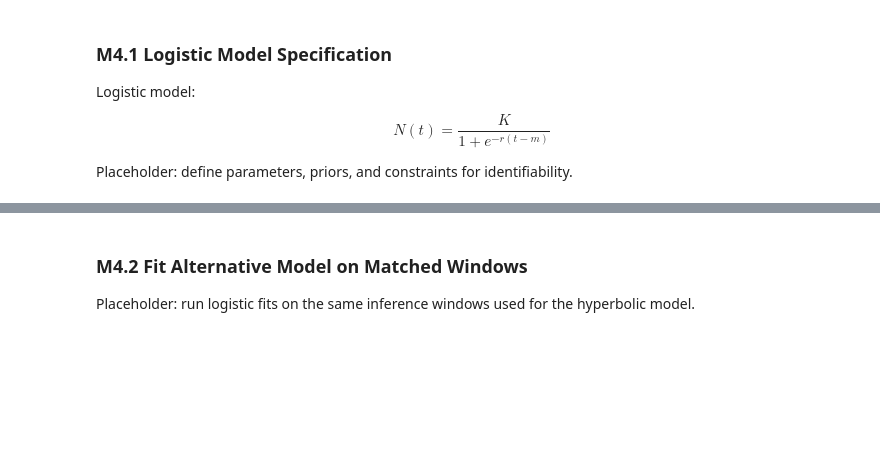
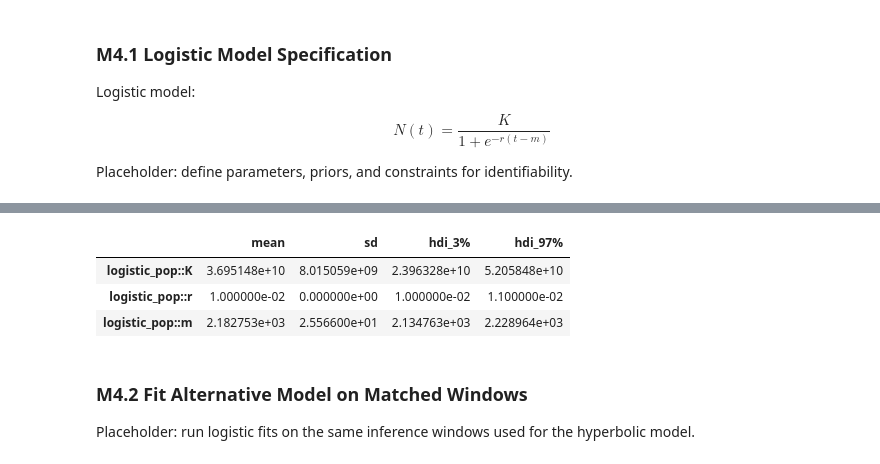
Before and after one commit to youph/singularity-analysis, a Jupyter notebook: analysis.ipynb, the cells around one changed output, grey strips where cells are left out. Saved outputs shown, nothing was run; the diff lists cells and outputs as text; code cells hidden in the pictures; blank space fills up the shorter version.

```diff
--- a/analysis.ipynb
+++ b/analysis.ipynb
@@ -2020,4 +2018,95 @@ $$N(t) = \frac{K}{1 + e^{-r(t-m)}}$$
 
 Placeholder: define parameters, priors, and constraints for identifiability.
 # %%
-# TODO: Define logistic-model builder in PyMC
+def build_logistic_model(
+    data: pd.DataFrame,
+    model_name: str = "logistic_pop",
+) -> Tuple[pm.Model, Dict[str, Any]]:
+    """
+    Build a PyMC logistic-growth model:
+        N(t) = K / (1 + exp(-r * (t - m)))
+    Log-space likelihood; time is kept in calendar years.
+    """
+    year = data["year"].values.astype(float)
+    pop = data["population"].values.astype(float)
+    log_pop = np.log(pop)
+
+    t_max = year.max()
+    t_min = year.min()
+    pop_max = pop.max()
+
+    with pm.Model(name=model_name) as model:
+        # Carrying capacity K: must exceed observed maximum
+        log_K = pm.Normal("log_K", mu=np.log(pop_max * 1.5), sigma=1.0)
+        K = pm.Deterministic("K", pm.math.exp(log_K))
+
+        # Growth rate r (positive, small)
+        r = pm.HalfNormal("r", sigma=0.05)
+
+        # Midpoint m: year of inflection, broadly centred at mid-range
+        m_center = float((t_min + t_max) / 2.0)
+        m = pm.Normal("m", mu=m_center, sigma=50.0)
+
+        # Observation noise in log-space
+        sigma = pm.HalfNormal("sigma", sigma=0.5)
+
+        # Expected log-population
+        log_mu = log_K - pm.math.log(1.0 + pm.math.exp(-r * (year - m)))
+
+        pm.Normal("obs", mu=log_mu, sigma=sigma, observed=log_pop)
+
+    metadata = {
+        "t_max": float(t_max),
+        "t_min": float(t_min),
+        "pop_max": float(pop_max),
+        "data_size": int(len(data)),
+    }
+    return model, metadata
+
+
+def fit_logistic_model(
+    data: pd.DataFrame,
+    tune: int = ROLLING_NUTS_TUNE,
+    draws: int = ROLLING_NUTS_DRAWS,
+    chains: int = ROLLING_NUTS_CHAINS,
+    target_accept: float = ROLLING_NUTS_TARGET_ACCEPT,
+    max_treedepth: int = ROLLING_NUTS_MAX_TREEDEPTH,
+    verbose: bool = False,
+) -> Tuple[pm.Model, Optional[az.InferenceData], Dict[str, Any]]:
+    """Fit the logistic model with NUTS; returns (model, idata, meta)."""
+    model, meta = build_logistic_model(data)
+    with model:
+        try:
+            idata = pm.sample(
+                draws=draws,
+                tune=tune,
+                chains=chains,
+                return_inferencedata=True,
+                progressbar=verbose,
+                random_seed=43,
+                target_accept=target_accept,
+                nuts={"max_treedepth": max_treedepth},
+            )
+            return model, idata, {"mode": "nuts", "success": True, **meta}
+        except Exception as exc:
+            if verbose:
+                print(f"  WARNING: logistic NUTS failed: {exc}")
+            return model, None, {"mode": "nuts", "success": False, "error": str(exc), **meta}
+
+
+# Quick sanity check on the full dataset
+print("Building and fitting logistic model on full dataset (sanity check)…")
+logistic_test_model, logistic_test_idata, logistic_test_meta = fit_logistic_model(
+    clean_df, tune=500, draws=500, chains=ROLLING_NUTS_CHAINS, verbose=True
+)
+if logistic_test_meta["success"]:
+    print("✓ Logistic model NUTS fit succeeded")
+    logistic_test_summary = az.summary(
+        logistic_test_idata,
+        var_names=["logistic_pop::K", "logistic_pop::r", "logistic_pop::m"],
+        kind="stats",
+    )
+    display(logistic_test_summary.round(3))
+else:
+    print(f"✗ Logistic fit failed: {logistic_test_meta.get('error')}")
+# %% [output]
@@ -2024,3 +2121,7 @@ Placeholder: define parameters, priors, and constraints for identifiability.
+|  | mean | sd | hdi_3% | hdi_97% |
+| logistic_pop::K | 3.695148e+10 | 8.015059e+09 | 2.396328e+10 | 5.205848e+10 |
+| logistic_pop::r | 1.000000e-02 | 0.000000e+00 | 1.000000e-02 | 1.100000e-02 |
+| logistic_pop::m | 2.182753e+03 | 2.556600e+01 | 2.134763e+03 | 2.228964e+03 |
 # %% [markdown]
 ### M4.2 Fit Alternative Model on Matched Windows
 
```
Also changed, not shown: parts of 14 cells of this notebook, 1 other file.
